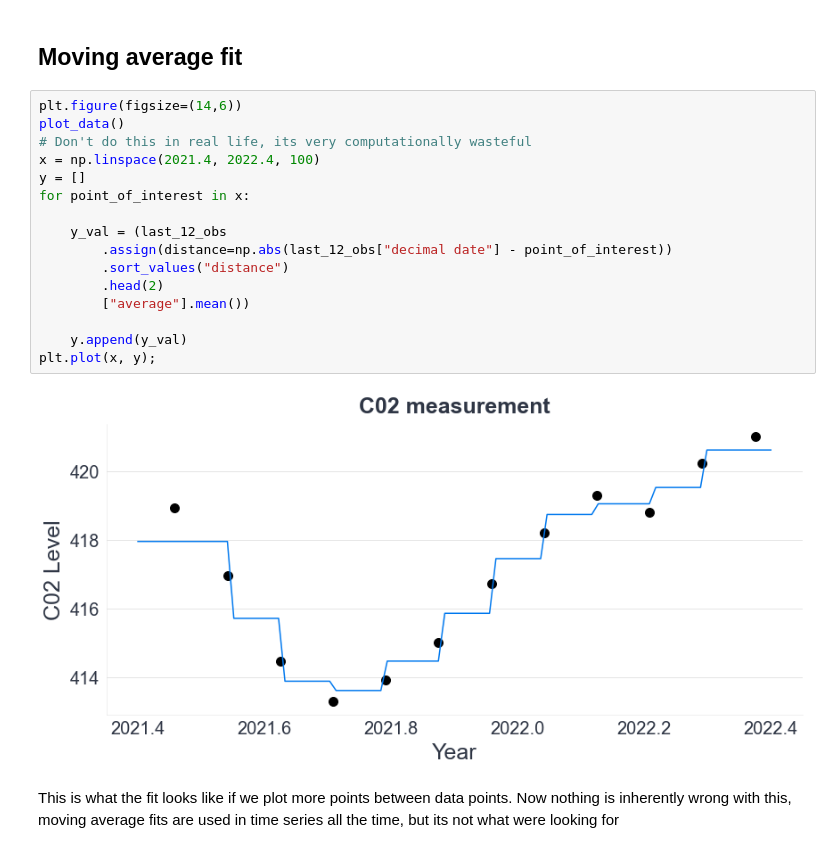
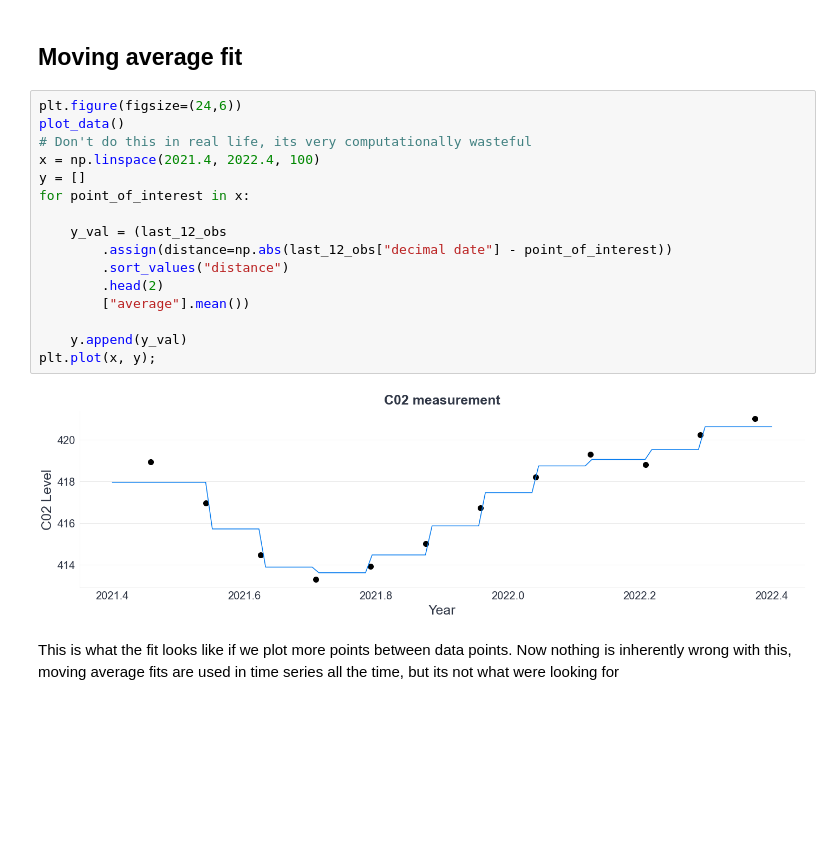
Before and after one commit to bwengals/etc, a Jupyter notebook: lesson_2_Section_30_new.ipynb, the cells around one changed output. Saved outputs shown, nothing was run; the diff lists cells and outputs as text; blank space fills up the shorter version.

```diff
--- a/lesson_2_Section_30_new.ipynb
+++ b/lesson_2_Section_30_new.ipynb
@@ -222,23 +222,23 @@ As we move closer to the dot on the right, we'd assume that our estimated points
 # %% [markdown]
 ## Moving average fit
 # %%
-plt.figure(figsize=(14,6))
+plt.figure(figsize=(24,6))
 plot_data()
 # Don't do this in real life, its very computationally wasteful
 x = np.linspace(2021.4, 2022.4, 100)
 y = []
 for point_of_interest in x:
 
     y_val = (last_12_obs
         .assign(distance=np.abs(last_12_obs["decimal date"] - point_of_interest))
         .sort_values("distance")
         .head(2)
         ["average"].mean())
 
     y.append(y_val)
 plt.plot(x, y);
 # %% [output]
-[figure, old version]
+[figure, new version]
 # %% [markdown]
 This is what the fit looks like if we plot more points between data points. Now nothing is inherently wrong with this, moving average fits are used in time series all the time, but its not what were looking for
 # %% [markdown]
```
Also changed, not shown: parts of 3 cells of this notebook.
